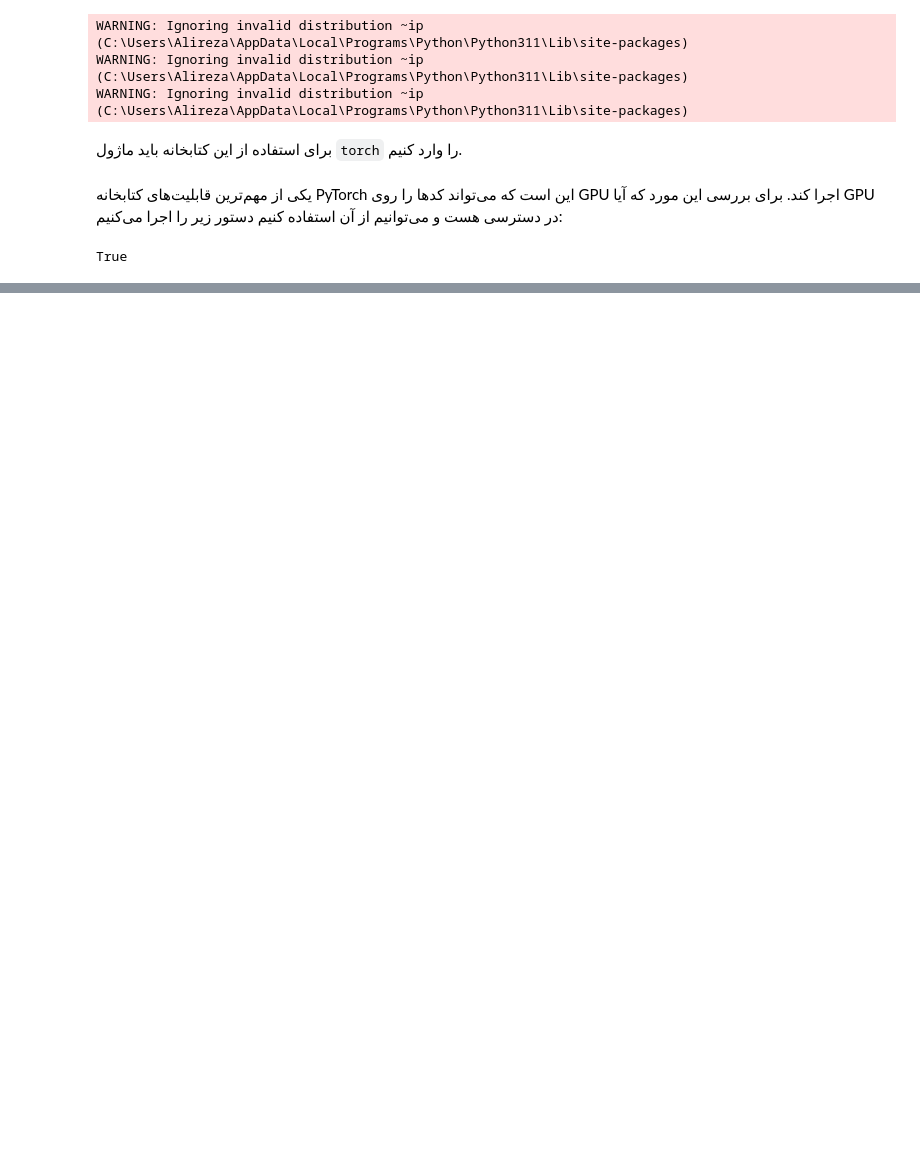
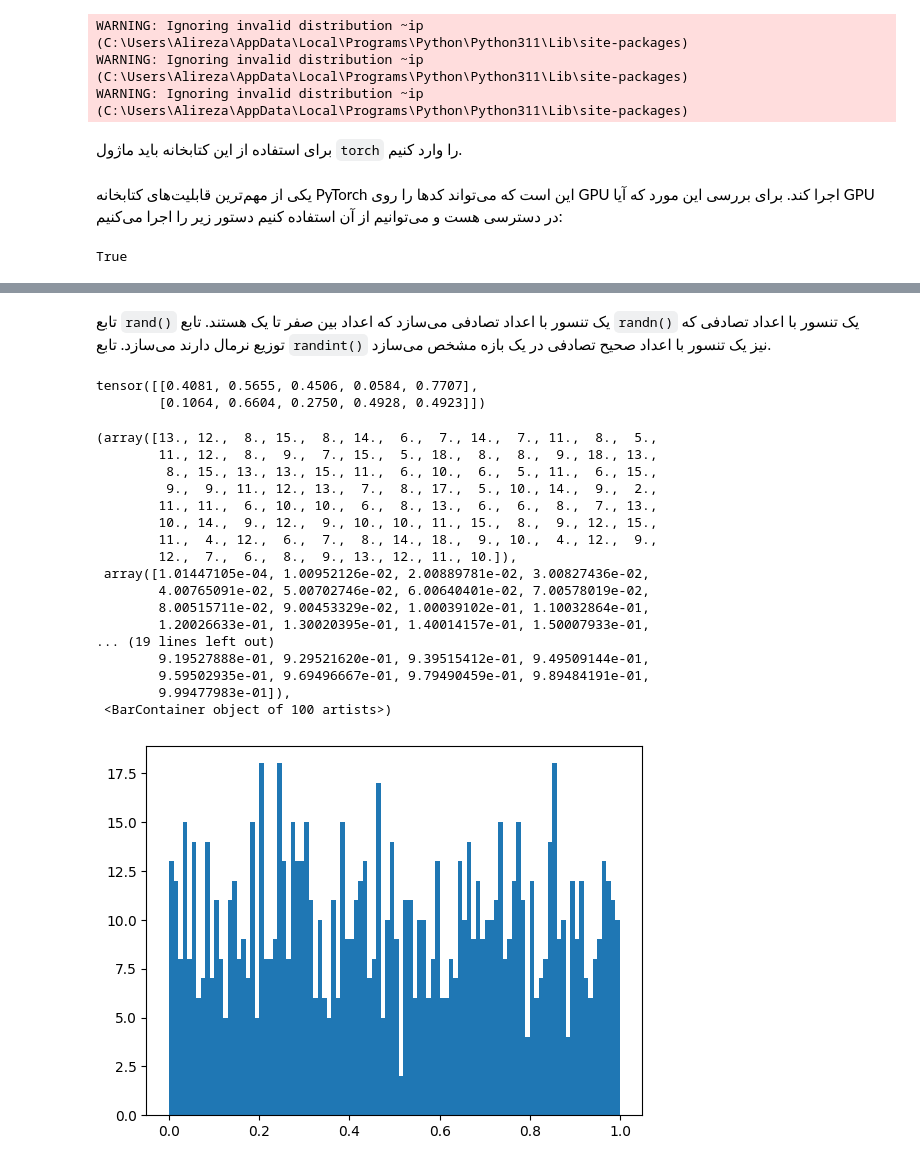
Before and after one commit to aghababaei-alireza/AI_Darsman, a Jupyter notebook: Semester 6 - Deep Learning/Learn/Part2-PyTorchLibrary.ipynb, the cells around one changed output, grey strips where cells are left out. Drawn from its saved outputs; the diff is of its cells as text; code cells hidden in the pictures; blank space fills up the shorter version.

Commit message:
S6-Video6_PyTorch_Part2

```diff
--- a/Semester 6 - Deep Learning/Learn/Part2-PyTorchLibrary.ipynb
+++ b/Semester 6 - Deep Learning/Learn/Part2-PyTorchLibrary.ipynb
@@ -47,0 +564,32 @@ True
+# %% [markdown]
+<p style="font-family:B Nazanin" dir="rtl">
+    تابع <code>rand()</code> یک تنسور با اعداد تصادفی می‌سازد که اعداد بین صفر تا یک هستند. تابع <code>randn()</code> یک تنسور با اعداد تصادفی که توزیع نرمال دارند می‌سازد. تابع <code>randint()</code> نیز یک تنسور با اعداد صحیح تصادفی در یک بازه مشخص می‌سازد.
+</p>
+# %%
+data_rand1 = torch.rand((2,5))
+print(data_rand1)
+# %% [output]
+tensor([[0.4081, 0.5655, 0.4506, 0.0584, 0.7707],
+        [0.1064, 0.6604, 0.2750, 0.4928, 0.4923]])
+# %%
+data_rand2 = torch.rand(1000)
+plt.hist(data_rand2, 100)
+# %% [output]
+(array([13., 12.,  8., 15.,  8., 14.,  6.,  7., 14.,  7., 11.,  8.,  5.,
+        11., 12.,  8.,  9.,  7., 15.,  5., 18.,  8.,  8.,  9., 18., 13.,
+         8., 15., 13., 13., 15., 11.,  6., 10.,  6.,  5., 11.,  6., 15.,
+         9.,  9., 11., 12., 13.,  7.,  8., 17.,  5., 10., 14.,  9.,  2.,
+        11., 11.,  6., 10., 10.,  6.,  8., 13.,  6.,  6.,  8.,  7., 13.,
+        10., 14.,  9., 12.,  9., 10., 10., 11., 15.,  8.,  9., 12., 15.,
+        11.,  4., 12.,  6.,  7.,  8., 14., 18.,  9., 10.,  4., 12.,  9.,
+        12.,  7.,  6.,  8.,  9., 13., 12., 11., 10.]),
+ array([1.01447105e-04, 1.00952126e-02, 2.00889781e-02, 3.00827436e-02,
+        4.00765091e-02, 5.00702746e-02, 6.00640401e-02, 7.00578019e-02,
+        8.00515711e-02, 9.00453329e-02, 1.00039102e-01, 1.10032864e-01,
+        1.20026633e-01, 1.30020395e-01, 1.40014157e-01, 1.50007933e-01,
+... (19 lines left out)
+        9.19527888e-01, 9.29521620e-01, 9.39515412e-01, 9.49509144e-01,
+        9.59502935e-01, 9.69496667e-01, 9.79490459e-01, 9.89484191e-01,
+        9.99477983e-01]),
+ <BarContainer object of 100 artists>)
+[figure, added]
```
Also changed, not shown: parts of 85 cells of this notebook.
